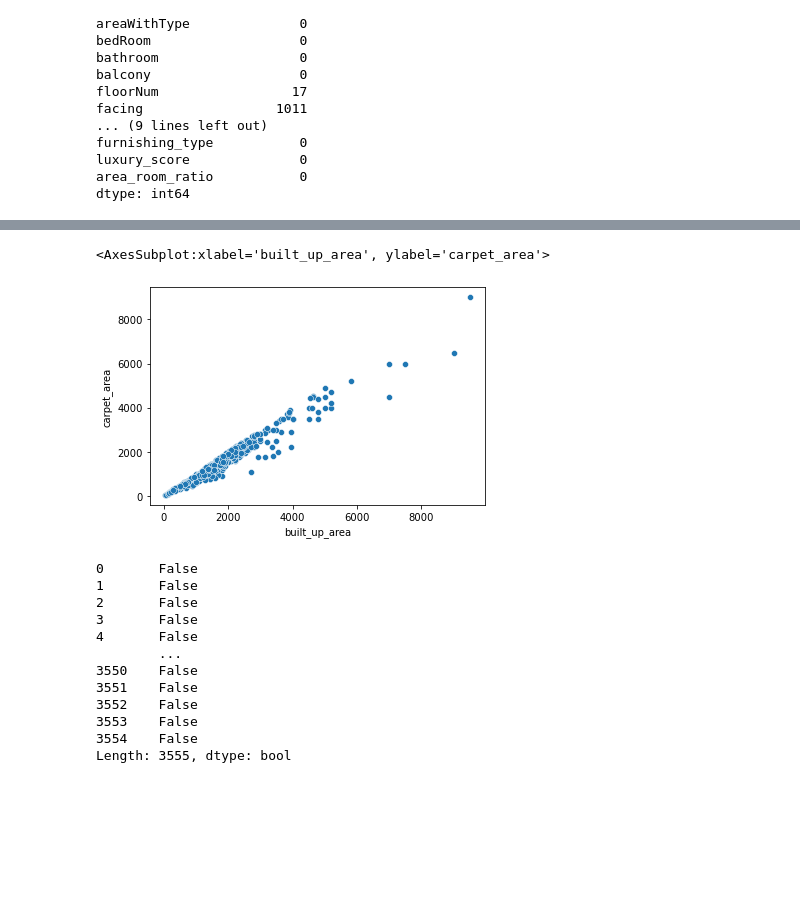
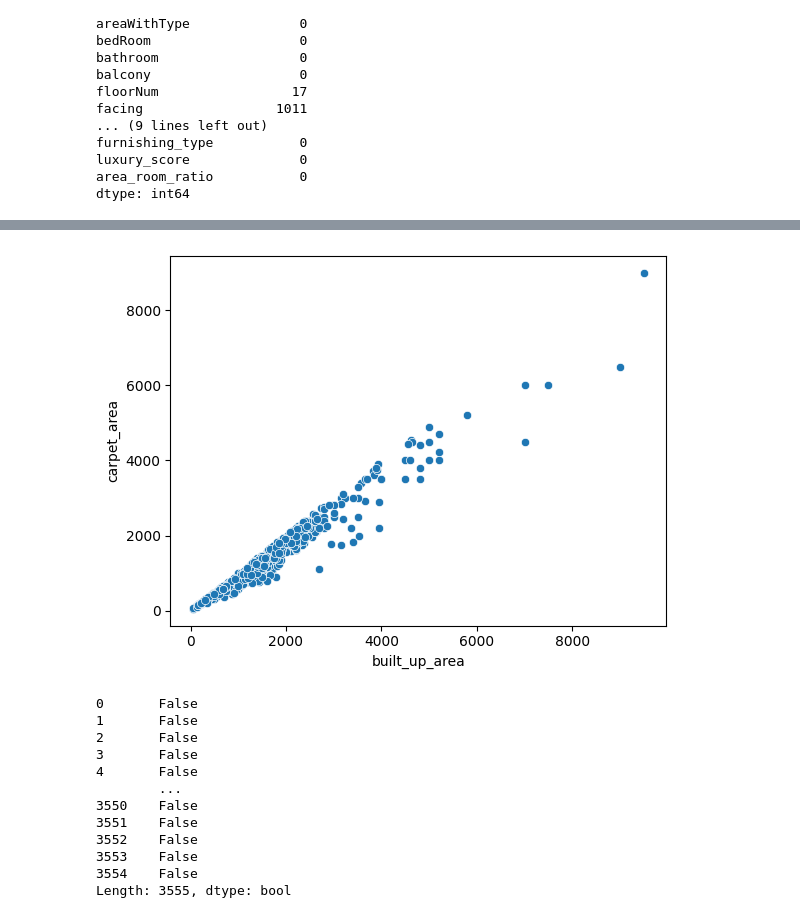
Before and after one commit to Areeb-Ahmd/Habitalytics-DataDrivenRealty, a Jupyter notebook: notebooks/06_missing_value_imputation/missing-value-imputation.ipynb, the cells around one changed output, grey strips where cells are left out. Drawn from its saved outputs; the diff is of its cells as text; code cells hidden in the pictures; blank space fills up the shorter version.

```diff
--- a/notebooks/06_missing_value_imputation/missing-value-imputation.ipynb
+++ b/notebooks/06_missing_value_imputation/missing-value-imputation.ipynb
@@ -47,6 +57,6 @@ sns.scatterplot(df['built_up_area'],df['super_built_up_area'])
 # %%
-sns.scatterplot(df['built_up_area'],df['carpet_area'])
+sns.scatterplot(x=df['built_up_area'],y=df['carpet_area'])
+plt.show()
 # %% [output]
-<AxesSubplot:xlabel='built_up_area', ylabel='carpet_area'>
-[figure, old version]
+[figure, new version]
 # %%
```
Also changed, not shown: parts of 42 cells of this notebook.
